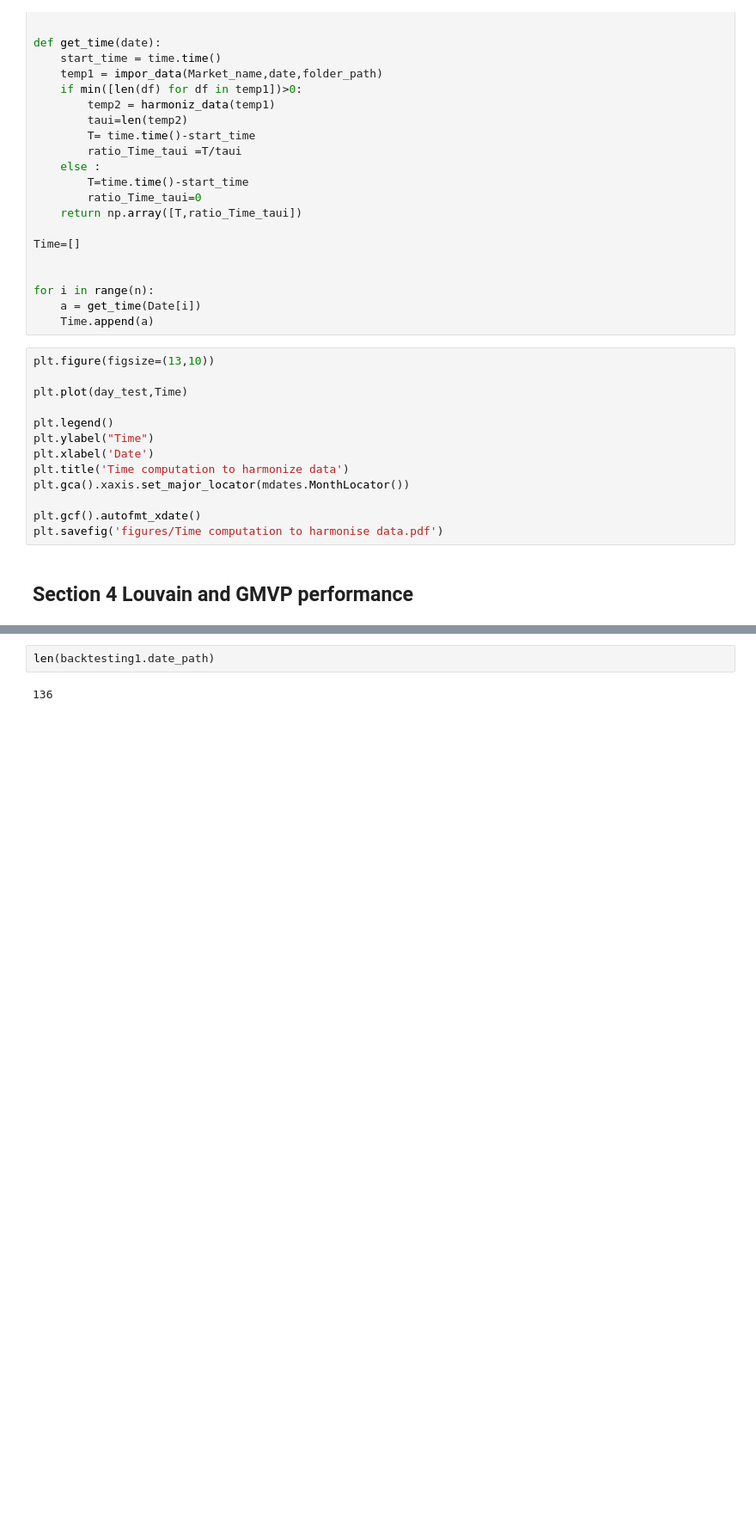
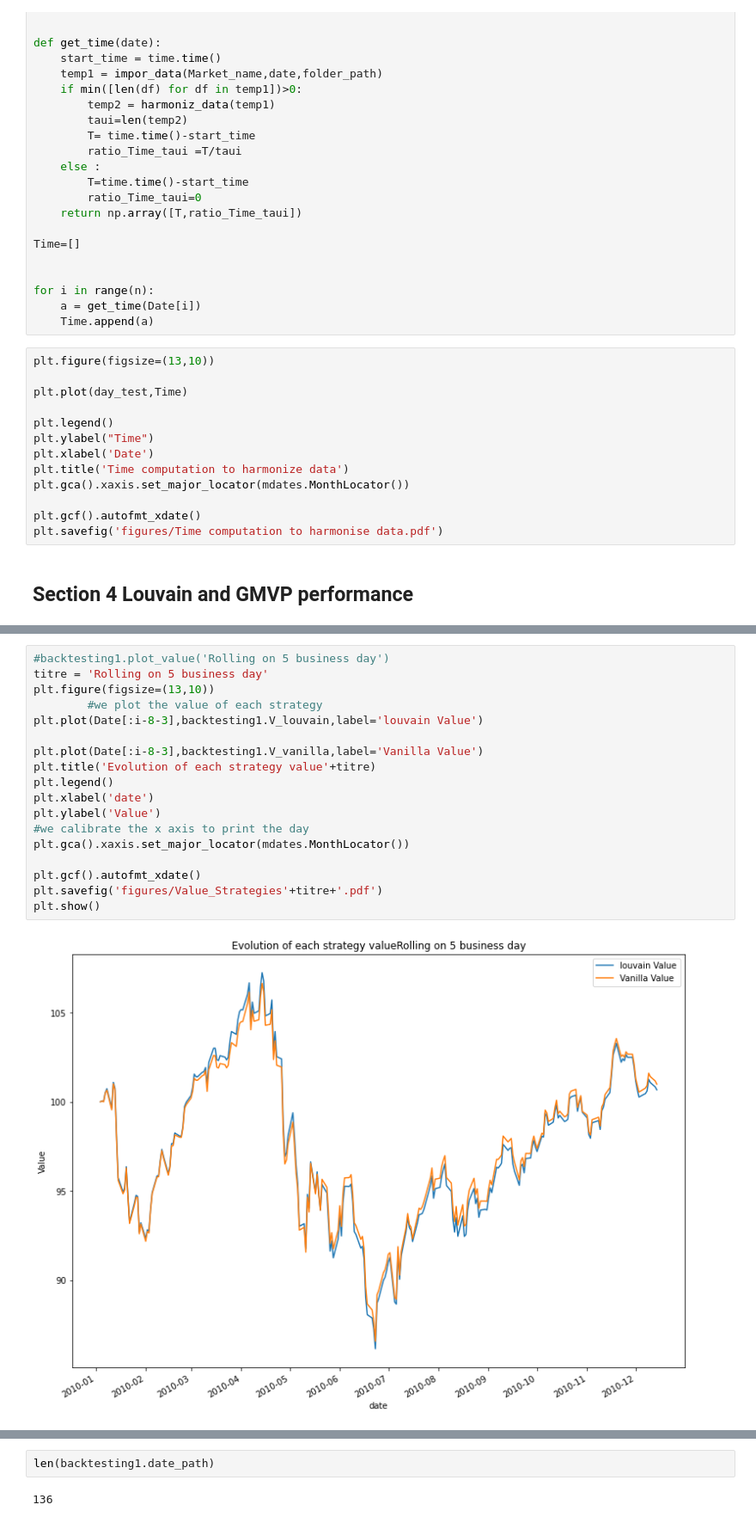
Before and after one commit to franckatte/ML_For_Finance, a Jupyter notebook: big data/Code/main.ipynb, the cells around one changed output, grey strips where cells are left out. Shown: that part at 86% size. Cells and saved outputs as stored; diff of their text form; blank space fills up the shorter version.

```diff
--- a/big data/Code/main.ipynb
+++ b/big data/Code/main.ipynb
@@ -193,0 +231,20 @@ backtesting1.plot_value('Rolling on 5 business day')
+# %%
+#backtesting1.plot_value('Rolling on 5 business day')
+titre = 'Rolling on 5 business day'
+plt.figure(figsize=(13,10))
+        #we plot the value of each strategy
+plt.plot(Date[:i-8-3],backtesting1.V_louvain,label='louvain Value')
+
+plt.plot(Date[:i-8-3],backtesting1.V_vanilla,label='Vanilla Value')
+plt.title('Evolution of each strategy value'+titre)
+plt.legend()
+plt.xlabel('date')
+plt.ylabel('Value')
+#we calibrate the x axis to print the day
+plt.gca().xaxis.set_major_locator(mdates.MonthLocator())
+
+plt.gcf().autofmt_xdate()
+plt.savefig('figures/Value_Strategies'+titre+'.pdf')
+plt.show()
+# %% [output]
+[figure, added]
```
Also changed, not shown: parts of 9 cells of this notebook.
